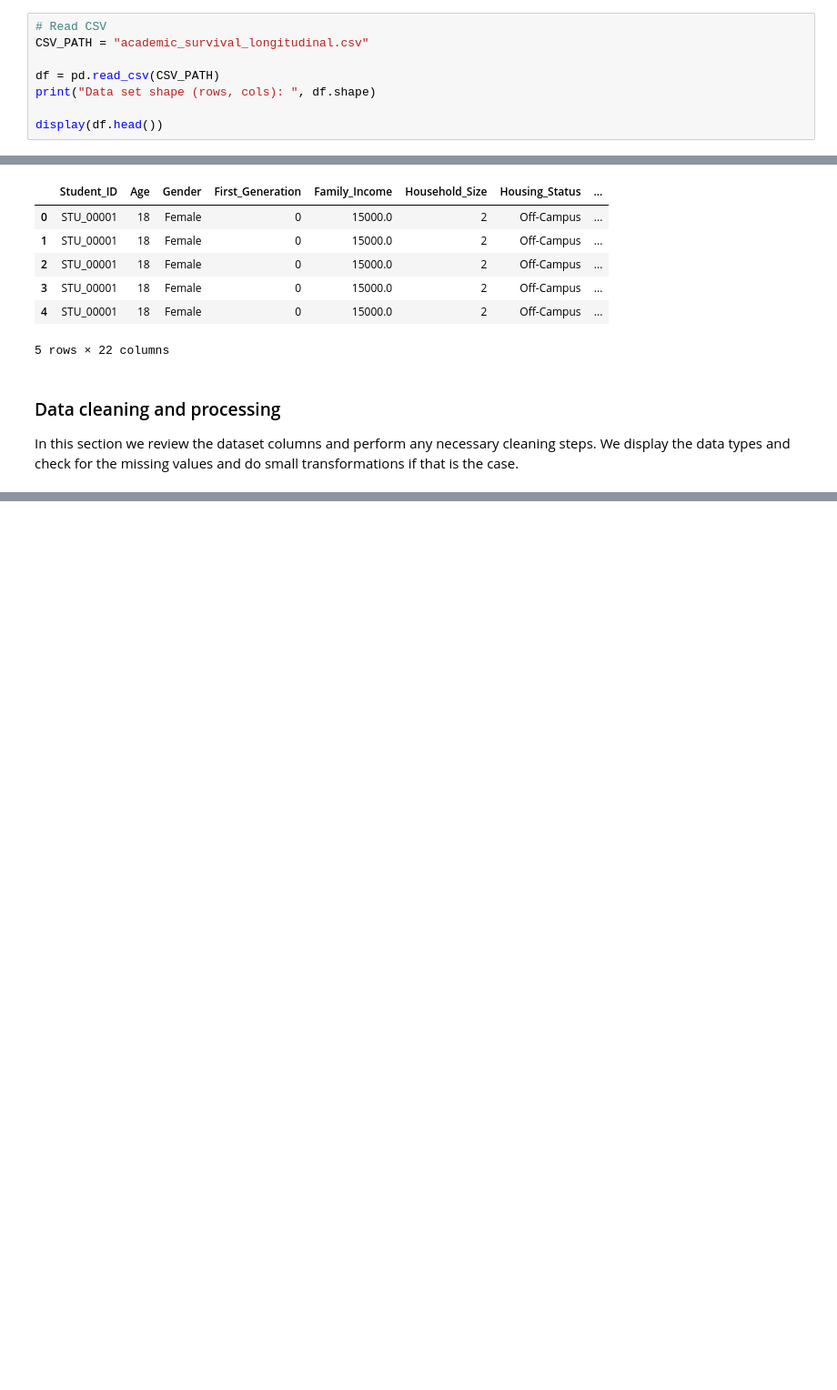
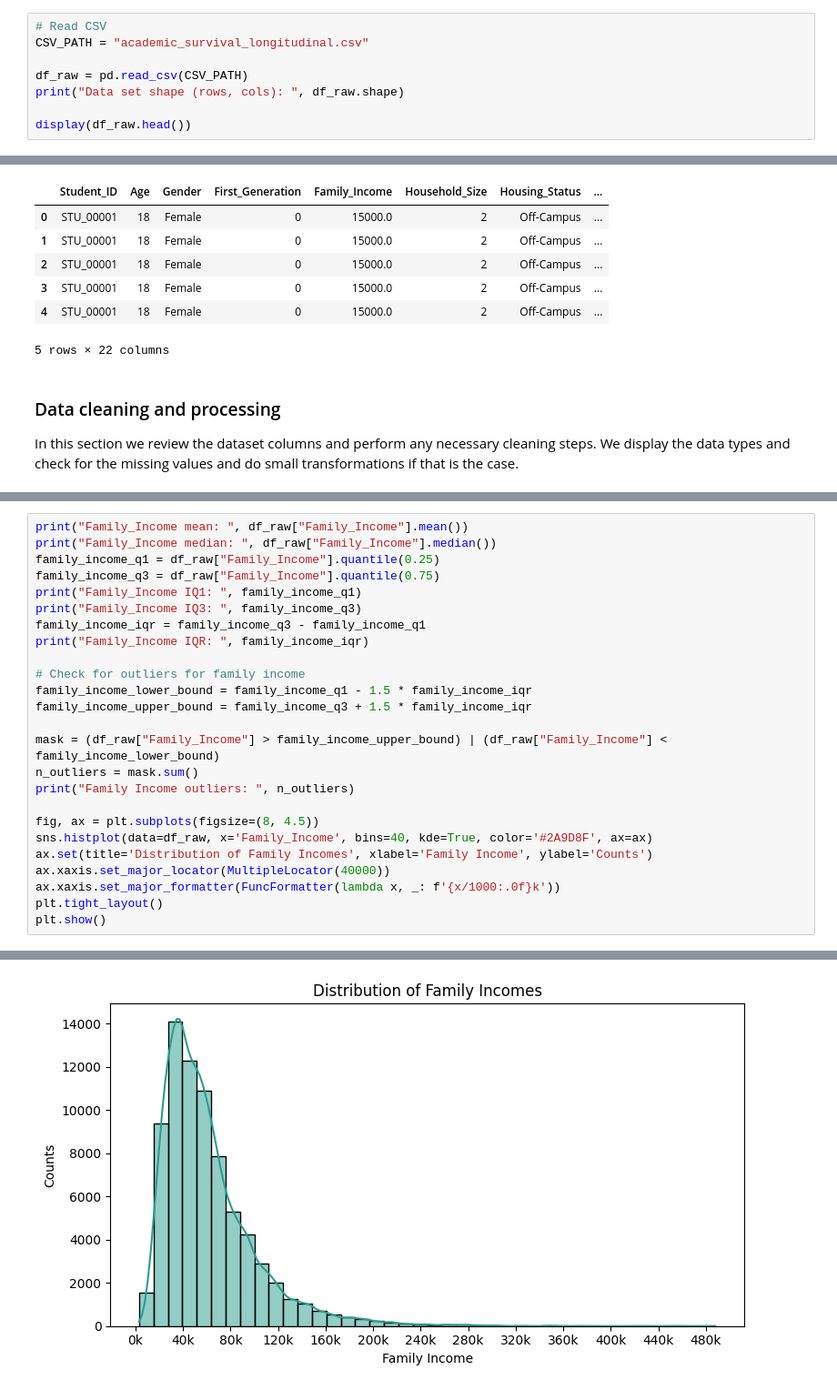
Before and after one commit to mihaighise/student_retention_analysis, a Jupyter notebook: Student_Retention.ipynb, the cells around one changed output, grey strips where cells are left out. Shown at 91% size. Saved outputs shown, nothing was run; the diff lists cells and outputs as text; blank space fills up the shorter version.

Commit message:
Verify Family Income missing values and clean the column

```diff
--- a/Student_Retention.ipynb
+++ b/Student_Retention.ipynb
@@ -27,10 +30,10 @@ import pandas as pd
 # Read CSV
 CSV_PATH = "academic_survival_longitudinal.csv"
 
-df = pd.read_csv(CSV_PATH)
-print("Data set shape (rows, cols): ", df.shape)
+df_raw = pd.read_csv(CSV_PATH)
+print("Data set shape (rows, cols): ", df_raw.shape)
 
-display(df.head())
+display(df_raw.head())
 # %% [output]
 Data set shape (rows, cols):  (79239, 22)
 |  | Student_ID | Age | Gender | First_Generation | Family_Income | Household_Size | Housing_Status | ... |
@@ -76,3 +79,29 @@ Missing values based on columns:
 | Family_Income | 3604 |
 | LMS_Logins | 867 |
 dtype: int64
+# %%
+print("Family_Income mean: ", df_raw["Family_Income"].mean())
+print("Family_Income median: ", df_raw["Family_Income"].median())
+family_income_q1 = df_raw["Family_Income"].quantile(0.25)
+family_income_q3 = df_raw["Family_Income"].quantile(0.75)
+print("Family_Income IQ1: ", family_income_q1)
+print("Family_Income IQ3: ", family_income_q3)
+family_income_iqr = family_income_q3 - family_income_q1
+print("Family_Income IQR: ", family_income_iqr)
+
+# Check for outliers for family income
+family_income_lower_bound = family_income_q1 - 1.5 * family_income_iqr
+family_income_upper_bound = family_income_q3 + 1.5 * family_income_iqr
+
+mask = (df_raw["Family_Income"] > family_income_upper_bound) | (df_raw["Family_Income"] < family_income_lower_bound)
+n_outliers = mask.sum()
+print("Family Income outliers: ", n_outliers)
+
+fig, ax = plt.subplots(figsize=(8, 4.5))
+sns.histplot(data=df_raw, x='Family_Income', bins=40, kde=True, color='#2A9D8F', ax=ax)
+ax.set(title='Distribution of Family Incomes', xlabel='Family Income', ylabel='Counts')
+ax.xaxis.set_major_locator(MultipleLocator(40000))
+ax.xaxis.set_major_formatter(FuncFormatter(lambda x, _: f'{x/1000:.0f}k'))
+plt.tight_layout()
+plt.show()
+# %% [output]
@@ -78,0 +114 @@ dtype: int64
+[figure, added]
```
Also changed, not shown: parts of 7 cells of this notebook.
